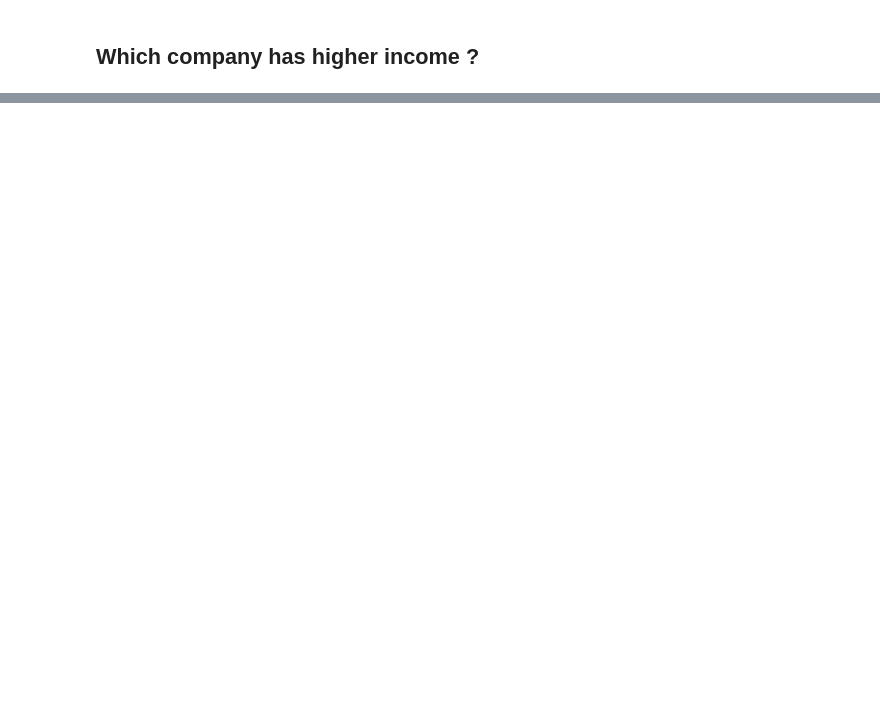
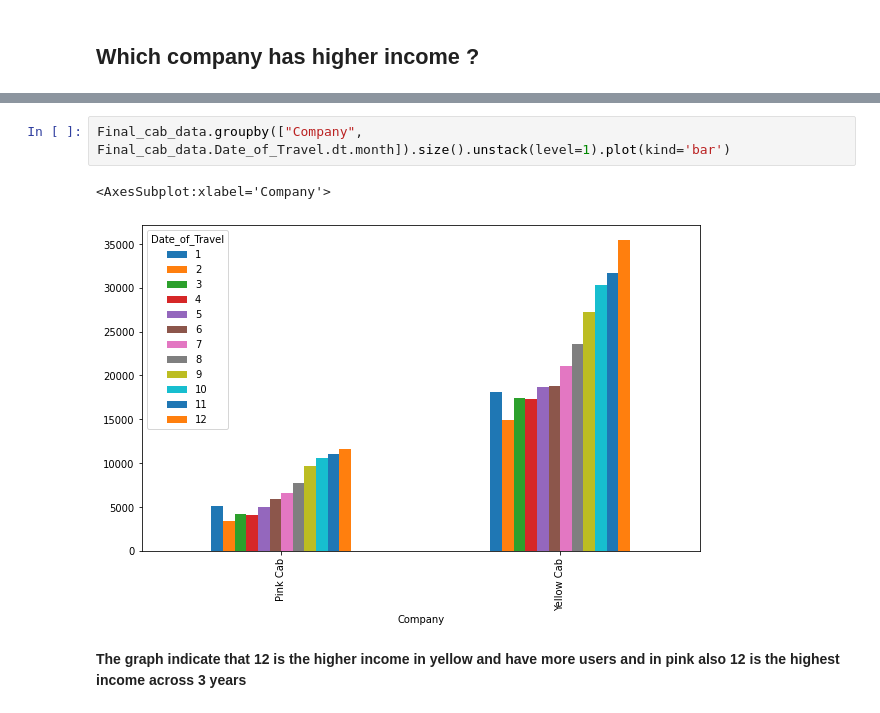
Before and after one commit to Mariamali2001/Data_Glacier_virtual_internship, a Jupyter notebook: Week2/Notebook.ipynb, the cells around one changed output, grey strips where cells are left out. Cells and saved outputs as stored; diff of their text form; blank space fills up the shorter version.

```diff
--- a/Week2/Notebook.ipynb
+++ b/Week2/Notebook.ipynb
@@ -560,0 +643,7 @@ Gender	Age	Income_(USD/Month)	Population	Users	Profit
+# %%
+Final_cab_data.groupby(["Company", Final_cab_data.Date_of_Travel.dt.month]).size().unstack(level=1).plot(kind='bar')
+# %% [output]
+<AxesSubplot:xlabel='Company'>
+[figure, added]
+# %% [markdown]
+**The graph indicate that 12 is the higher income in yellow and have more users and in pink also 12 is the highest income across 3 years**
```
Also changed, not shown: parts of 34 cells of this notebook.
